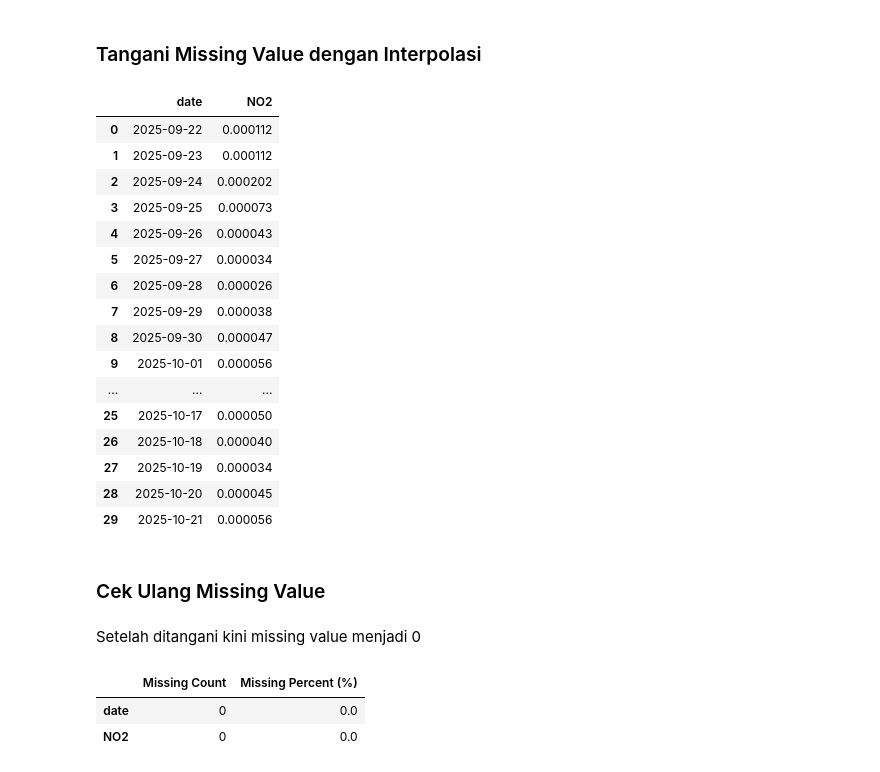
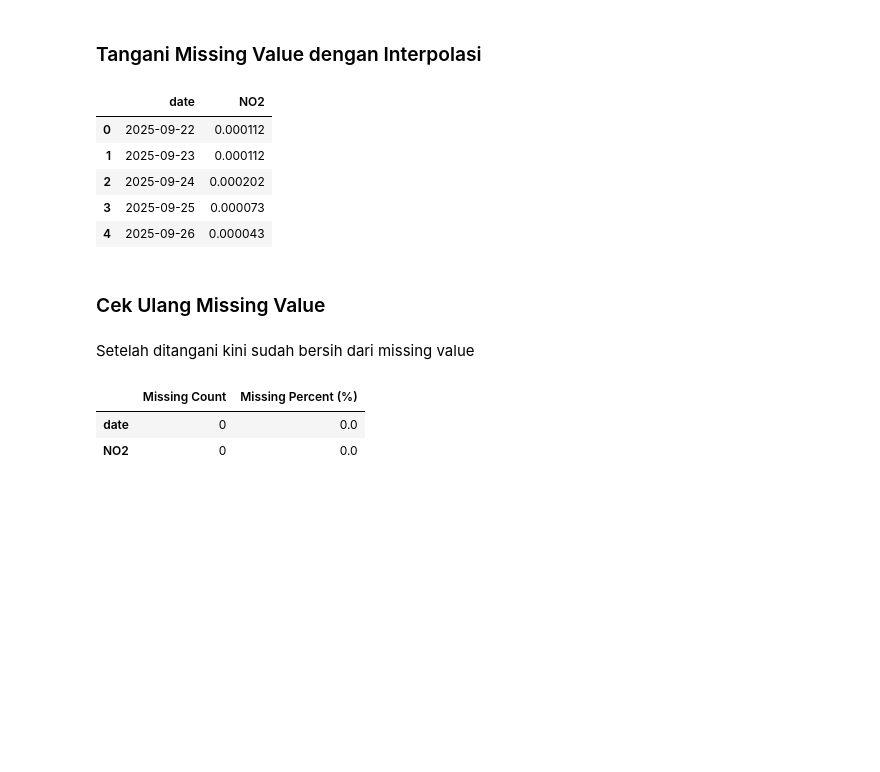
Before and after one commit to IlhamGd/PSD, a Jupyter notebook: _sources/Forecasting.ipynb, the cells around one changed output. Cells and saved outputs as stored; diff of their text form; code cells hidden in the pictures; blank space fills up the shorter version.

```diff
--- a/_sources/Forecasting.ipynb
+++ b/_sources/Forecasting.ipynb
@@ -221,31 +230,20 @@ plt.show()
 # %%
 new_df = pd.Series(new_df['NO2'].values, index=new_df['date'], name='NO2')
 new_df = new_df.interpolate(method='linear').bfill()
 new_df = pd.DataFrame(new_df).reset_index()
 new_df.to_csv("no2_results/timeseries.csv")
-new_df
+new_df.head(5)
 # %% [output]
 |  | date | NO2 |
 | 0 | 2025-09-22 | 0.000112 |
 | 1 | 2025-09-23 | 0.000112 |
 | 2 | 2025-09-24 | 0.000202 |
 | 3 | 2025-09-25 | 0.000073 |
 | 4 | 2025-09-26 | 0.000043 |
-| 5 | 2025-09-27 | 0.000034 |
-| 6 | 2025-09-28 | 0.000026 |
-| 7 | 2025-09-29 | 0.000038 |
-| 8 | 2025-09-30 | 0.000047 |
-| 9 | 2025-10-01 | 0.000056 |
-| ... | ... | ... |
-| 25 | 2025-10-17 | 0.000050 |
-| 26 | 2025-10-18 | 0.000040 |
-| 27 | 2025-10-19 | 0.000034 |
-| 28 | 2025-10-20 | 0.000045 |
-| 29 | 2025-10-21 | 0.000056 |
 # %% [markdown]
 ### Cek Ulang Missing Value
 # %% [markdown]
-Setelah ditangani kini missing value menjadi 0
+Setelah ditangani kini sudah bersih dari missing value
 # %%
 missing_count = new_df.isnull().sum()
 missing_percent = (missing_count / len(new_df)) * 100
```
Also changed, not shown: parts of 41 cells of this notebook, 6 other files.
